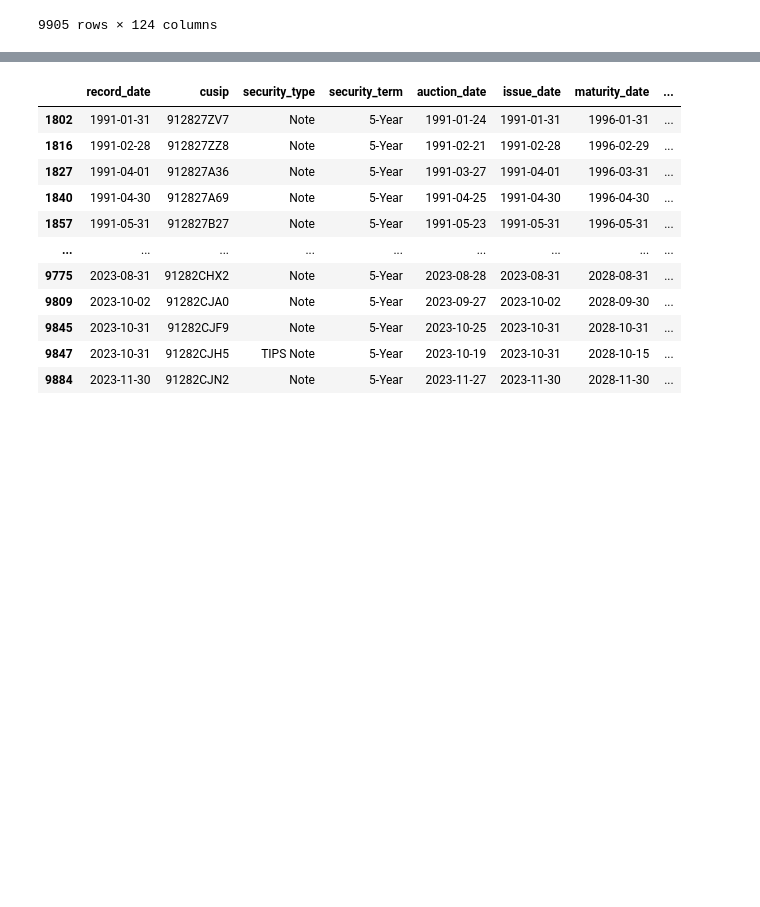
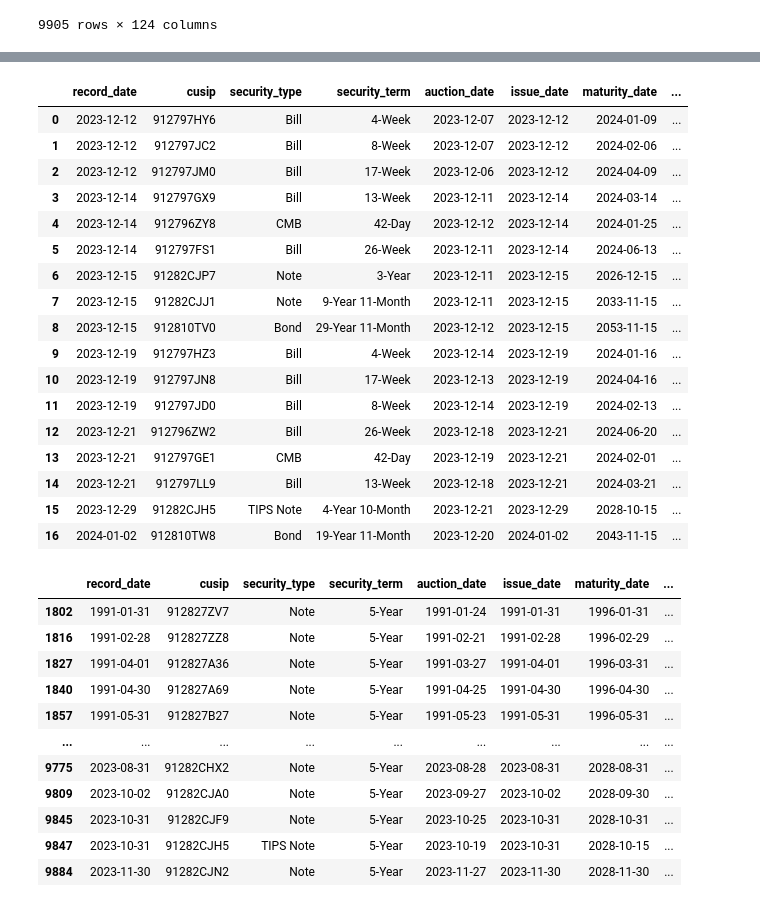
Before and after one commit to colton-22/finra, a Jupyter notebook: untitled.ipynb, the cells around one changed output, grey strips where cells are left out. Saved outputs shown, nothing was run; the diff lists cells and outputs as text; code cells hidden in the pictures; blank space fills up the shorter version.

```diff
--- a/untitled.ipynb
+++ b/untitled.ipynb
@@ -112,3 +206,50 @@ df_bond_auctions
+# %%
+# API URLs
+expenses_url = "https://api.fiscaldata.treasury.gov/services/api/fiscal_service/v1/accounting/mts/mts_table_5"
+bond_url = "https://api.fiscaldata.treasury.gov/services/api/fiscal_service/v1/accounting/od/auctions_query"
+
+# Set current page
+current_page = 1
+
+# Initial request to get total pages
+url_first_page = f"{bond_url}?filter=record_date:gte:2023-12-10&page[size]=1000&page%5Bnumber%5D={current_page}&page%5Bsize%5D=1000"
+response_first_page = requests.get(url_first_page)
+data_first_page = response_first_page.json()
+total_pages = data_first_page['meta'].get('total-pages')
+
+# Fetch data from all pages
+bigdata = []
+
+while current_page <= total_pages:
+    url = f"{bond_url}?filter=record_date:gte:2023-12-10&page[size]=1000&page%5Bnumber%5D={current_page}&page%5Bsize%5D=1000"
+    response = requests.get(url)
+    data = response.json()
+    bigdata.append(data)
+    current_page += 1
+
+# Now bigdata contains the data from all pages
+test = json_normalize(bigdata, 'data')
+
+test
+# %% [output]
+|  | record_date | cusip | security_type | security_term | auction_date | issue_date | maturity_date | ... |
+| 0 | 2023-12-12 | 912797HY6 | Bill | 4-Week | 2023-12-07 | 2023-12-12 | 2024-01-09 | ... |
+| 1 | 2023-12-12 | 912797JC2 | Bill | 8-Week | 2023-12-07 | 2023-12-12 | 2024-02-06 | ... |
+| 2 | 2023-12-12 | 912797JM0 | Bill | 17-Week | 2023-12-06 | 2023-12-12 | 2024-04-09 | ... |
+| 3 | 2023-12-14 | 912797GX9 | Bill | 13-Week | 2023-12-11 | 2023-12-14 | 2024-03-14 | ... |
+| 4 | 2023-12-14 | 912796ZY8 | CMB | 42-Day | 2023-12-12 | 2023-12-14 | 2024-01-25 | ... |
+| 5 | 2023-12-14 | 912797FS1 | Bill | 26-Week | 2023-12-11 | 2023-12-14 | 2024-06-13 | ... |
+| 6 | 2023-12-15 | 91282CJP7 | Note | 3-Year | 2023-12-11 | 2023-12-15 | 2026-12-15 | ... |
+| 7 | 2023-12-15 | 91282CJJ1 | Note | 9-Year 11-Month | 2023-12-11 | 2023-12-15 | 2033-11-15 | ... |
+| 8 | 2023-12-15 | 912810TV0 | Bond | 29-Year 11-Month | 2023-12-12 | 2023-12-15 | 2053-11-15 | ... |
+| 9 | 2023-12-19 | 912797HZ3 | Bill | 4-Week | 2023-12-14 | 2023-12-19 | 2024-01-16 | ... |
+| 10 | 2023-12-19 | 912797JN8 | Bill | 17-Week | 2023-12-13 | 2023-12-19 | 2024-04-16 | ... |
+| 11 | 2023-12-19 | 912797JD0 | Bill | 8-Week | 2023-12-14 | 2023-12-19 | 2024-02-13 | ... |
+| 12 | 2023-12-21 | 912796ZW2 | Bill | 26-Week | 2023-12-18 | 2023-12-21 | 2024-06-20 | ... |
+| 13 | 2023-12-21 | 912797GE1 | CMB | 42-Day | 2023-12-19 | 2023-12-21 | 2024-02-01 | ... |
+| 14 | 2023-12-21 | 912797LL9 | Bill | 13-Week | 2023-12-18 | 2023-12-21 | 2024-03-21 | ... |
+| 15 | 2023-12-29 | 91282CJH5 | TIPS Note | 4-Year 10-Month | 2023-12-21 | 2023-12-29 | 2028-10-15 | ... |
+| 16 | 2024-01-02 | 912810TW8 | Bond | 19-Year 11-Month | 2023-12-20 | 2024-01-02 | 2043-11-15 | ... |
 # %%
 bonds_30_year = df_bond_auctions[df_bond_auctions['security_term'].str.contains('30-Year|29-Year')]
 bonds_30_year
```
Also changed, not shown: parts of 14 cells of this notebook.
